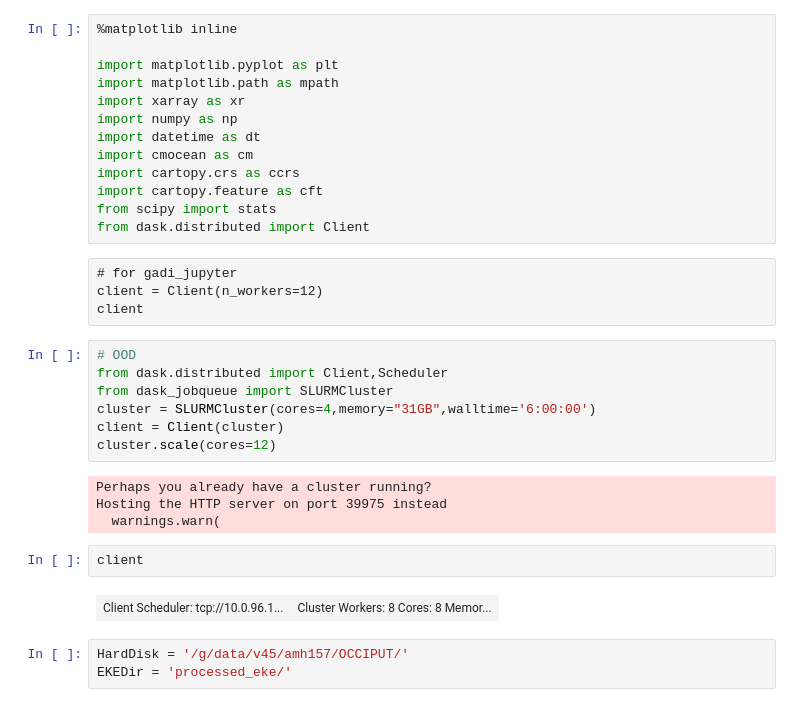
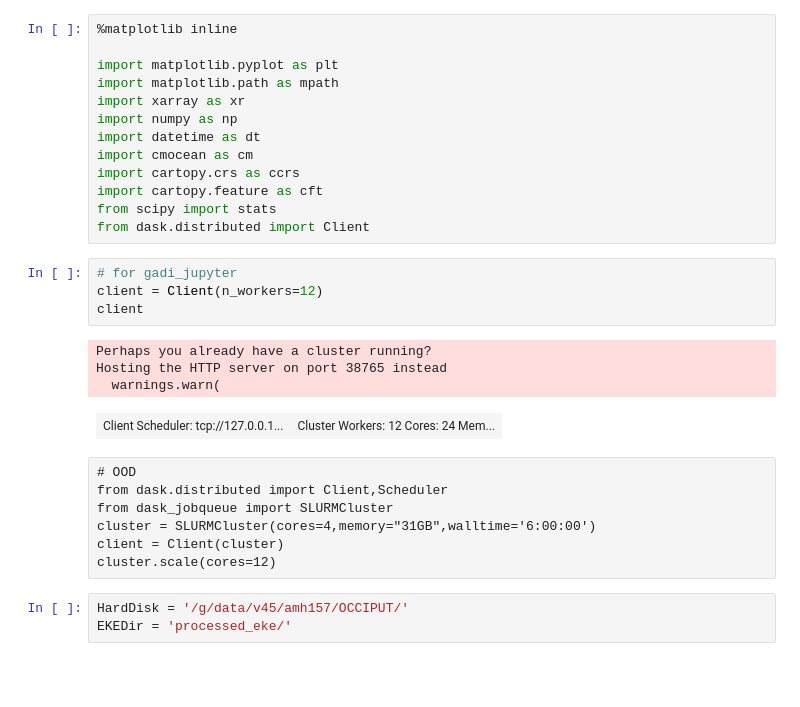
Before and after one commit to AndyHoggANU/OCCIPUT-analysis, a Jupyter notebook: notebooks/Figure5.ipynb, the cells around one changed output. Saved outputs shown, nothing was run; the diff lists cells and outputs as text; blank space fills up the shorter version.

```diff
--- a/notebooks/Figure5.ipynb
+++ b/notebooks/Figure5.ipynb
@@ -15,25 +15,22 @@ import cartopy.crs as ccrs
 import cartopy.feature as cft
 from scipy import stats
 from dask.distributed import Client
-# %% [raw]
-# for gadi_jupyter
-client = Client(n_workers=12)
-client
-# %%
-# OOD
-from dask.distributed import Client,Scheduler
-from dask_jobqueue import SLURMCluster
-cluster = SLURMCluster(cores=4,memory="31GB",walltime='6:00:00')
-client = Client(cluster)
-cluster.scale(cores=12)
-# %% [output]
-Perhaps you already have a cluster running?
-Hosting the HTTP server on port 39975 instead
-  warnings.warn(
-# %%
-client
-# %% [output]
-| Client Scheduler: tcp://10.0.96.1... | Cluster Workers: 8 Cores: 8 Memor... |
+# %%
+# for gadi_jupyter
+client = Client(n_workers=12)
+client
+# %% [output]
+Perhaps you already have a cluster running?
+Hosting the HTTP server on port 38765 instead
+  warnings.warn(
+| Client Scheduler: tcp://127.0.0.1... | Cluster Workers: 12 Cores: 24 Mem... |
+# %% [raw]
+# OOD
+from dask.distributed import Client,Scheduler
+from dask_jobqueue import SLURMCluster
+cluster = SLURMCluster(cores=4,memory="31GB",walltime='6:00:00')
+client = Client(cluster)
+cluster.scale(cores=12)
 # %%
 HardDisk = '/g/data/v45/amh157/OCCIPUT/'
 EKEDir = 'processed_eke/'
```
Also changed, not shown: parts of 8 cells of this notebook, 1 other file.
